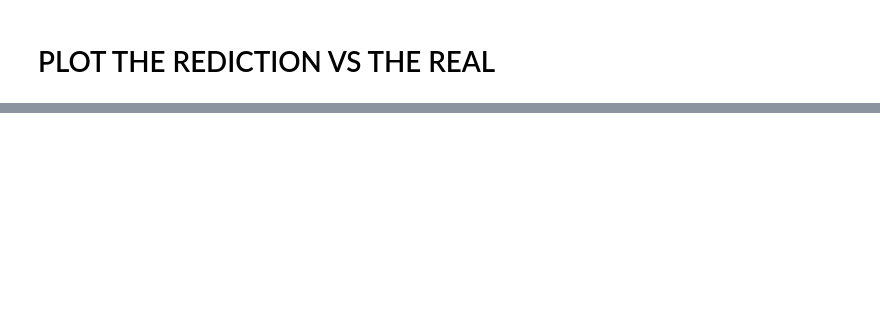
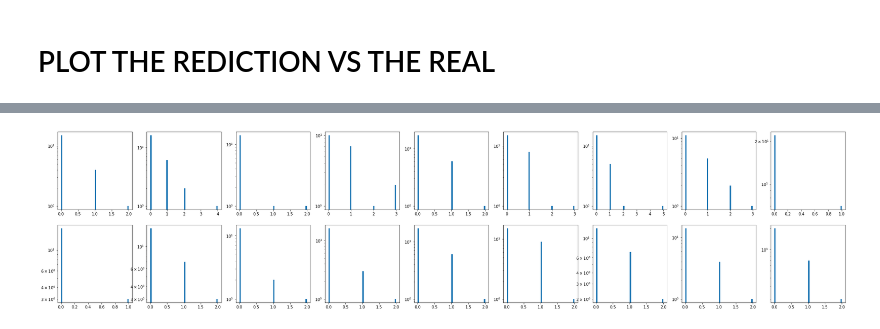
Before and after one commit to broadinstitute/tissue_purifier, a Jupyter notebook: notebooks/tp_02_validation_PYRO.ipynb, the cells around one changed output, grey strips where cells are left out. Drawn from its saved outputs; the diff is of its cells as text; code cells hidden in the pictures; blank space fills up the shorter version.

```diff
--- a/notebooks/tp_02_validation_PYRO.ipynb
+++ b/notebooks/tp_02_validation_PYRO.ipynb
@@ -184,3 +313,10 @@ KeyboardInterrupt:
 # %%
-#for name, value in pyro.get_param_store().items():
-#    print(name, pyro.param(name))
+train(model_poisson_log_normal_v2, guide_poisson_log_normal_v2,
+      model_kargs = {"dataset": fake_dataset, "observed": True},
+      n_steps=5, print_frequency=1,
+      clear_param_store=True)
+
+pyro.get_param_store().save(filename="params_model_v2.pt")
+
+for name, value in pyro.get_param_store().items():
+    print(name, pyro.param(name).shape)
@@ -209,0 +346,7 @@ tensor([[-5.9728, -6.0016, -5.9509,  ..., -5.9875, -5.7510, -5.9652],
+# %%
+pyro.get_param_store().load(filename="params_model_v2.pt")
+predictive2 = Predictive(model_poisson_log_normal_v2, guide=guide_poisson_log_normal_v2, num_samples=2,
+                        return_sites={"counts"})
+samples2 = predictive2.get_samples(fake_dataset, observed=False)
+for k, v in samples2.items():
+    print(f"{k}: {tuple(v.shape)}")
@@ -209,0 +379,4 @@ tensor([[-5.9728, -6.0016, -5.9509,  ..., -5.9875, -5.7510, -5.9652],
+# %%
+fig2
+# %% [output]
+[figure, added]
```
Also changed, not shown: parts of 32 cells of this notebook.
